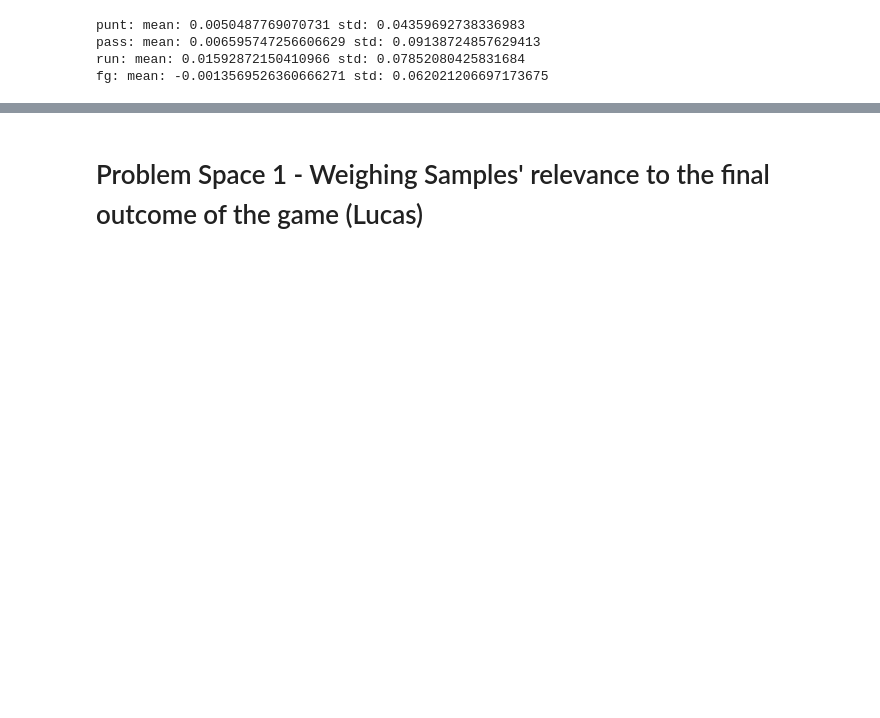
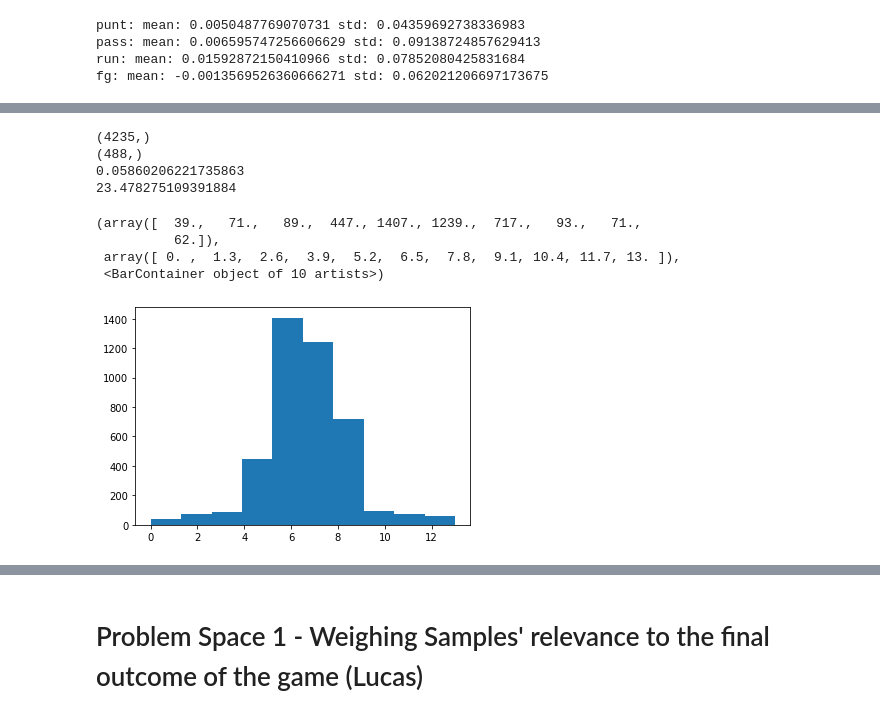
Before and after one commit to lderr4/CSCI-4622, a Jupyter notebook: data_analysis.ipynb, the cells around one changed output, grey strips where cells are left out. Drawn from its saved outputs; the diff is of its cells as text; code cells hidden in the pictures; blank space fills up the shorter version.

```diff
--- a/data_analysis.ipynb
+++ b/data_analysis.ipynb
@@ -430,0 +459,67 @@ axs.legend(prop={'size': 20})
+# %%
+# brackets should be by standard deviation every 1/3 standard deviation
+bracket = wpa_std
+print(wpa.shape)
+p = wpa[(wpa < 0.05) & (wpa > 0.025)]
+print(p.shape)
+print(bracket)
+print(wpa_range / bracket)
+
+# less than -0.2: 23
+
+
+# greater than 0.2: 37
+# .15 - .2: 24
+# .1 - .15: 71
+# .75 - .1: 93
+# 0.05 - 0.075: 229
+# 0.025 - 0.05
+# %% [output]
+(4235,)
+(488,)
+0.05860206221735863
+23.478275109391884
+# %%
+
+def discretizeData(data):
+    discretizedData = np.empty(data.shape)
+    for i,val in enumerate(data):
+        if(val < -0.2):
+            discretizedData[i] = 0
+        elif(val >= -.2 and val < -.15):
+            discretizedData[i]  = 1
+        elif(val >= -.15 and val < -.1):
+            discretizedData[i] = 2
+        elif(val >= -.1 and val < -.075):
+            discretizedData[i] = 3
+        elif(val >= -.075 and val < -.05):
+            discretizedData[i] = 4
+        elif(val >= -.05 and val < -.025):
+            discretizedData[i] = 5
+        elif(val >= -.025 and val < 0):
+            discretizedData[i] = 6
+
+        elif(val >= 0 and val < 0.025):
+            discretizedData[i] = 7
+        elif(val >= 0.025 and val < 0.05):
+            discretizedData[i] = 8
+        elif(val >= 0.05 and val < 0.075):
+            discretizedData[i] = 9
+        elif(val >= 0.075 and val < 0.1):
+            discretizedData[i] = 10
+        elif(val >= 0.1 and val < 0.15):
+            discretizedData[i] = 11
+        elif(val >= 0.15 and val < 0.2):
+            discretizedData[i] = 12
+        else:
+            discretizedData[i] = 13
+    return discretizedData
+data = wpa.to_numpy()
+discretized_wpa = discretizeData(data)
+plt.hist(discretized_wpa)
+# %% [output]
+(array([  39.,   71.,   89.,  447., 1407., 1239.,  717.,   93.,   71.,
+          62.]),
+ array([ 0. ,  1.3,  2.6,  3.9,  5.2,  6.5,  7.8,  9.1, 10.4, 11.7, 13. ]),
+ <BarContainer object of 10 artists>)
+[figure, added]
```
Also changed, not shown: parts of 9 cells of this notebook.
